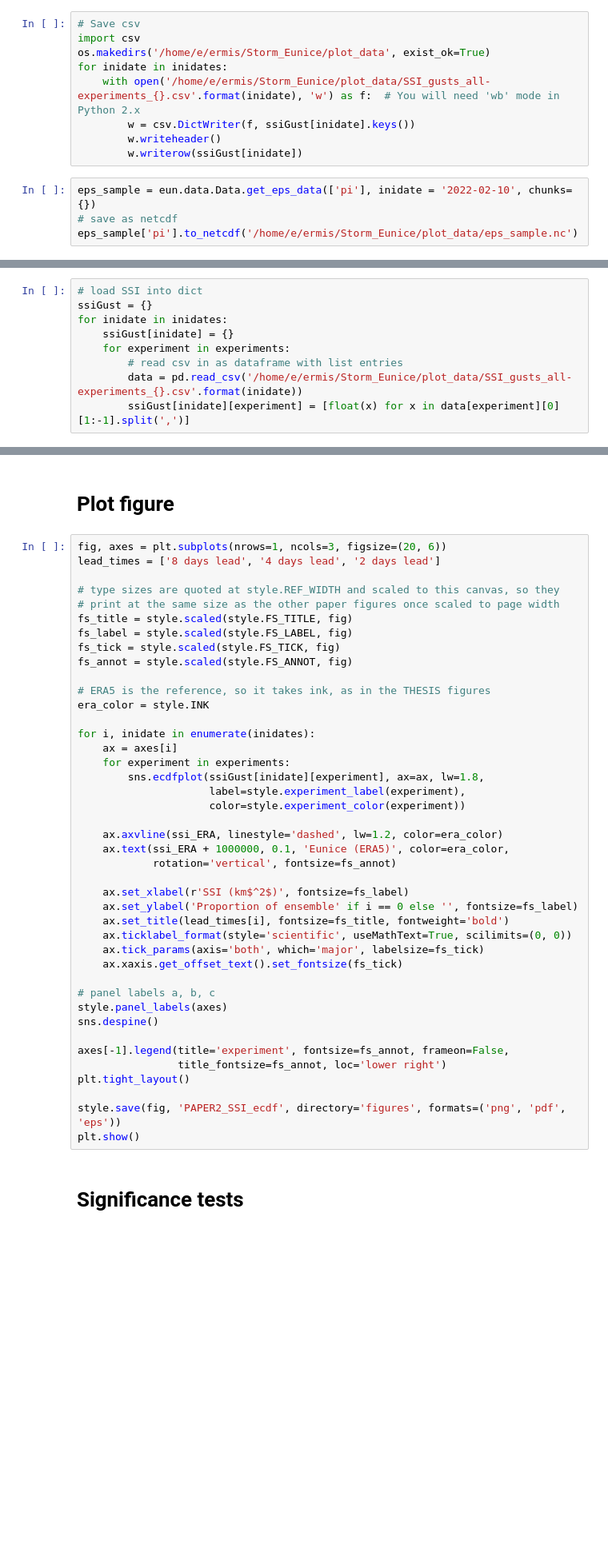
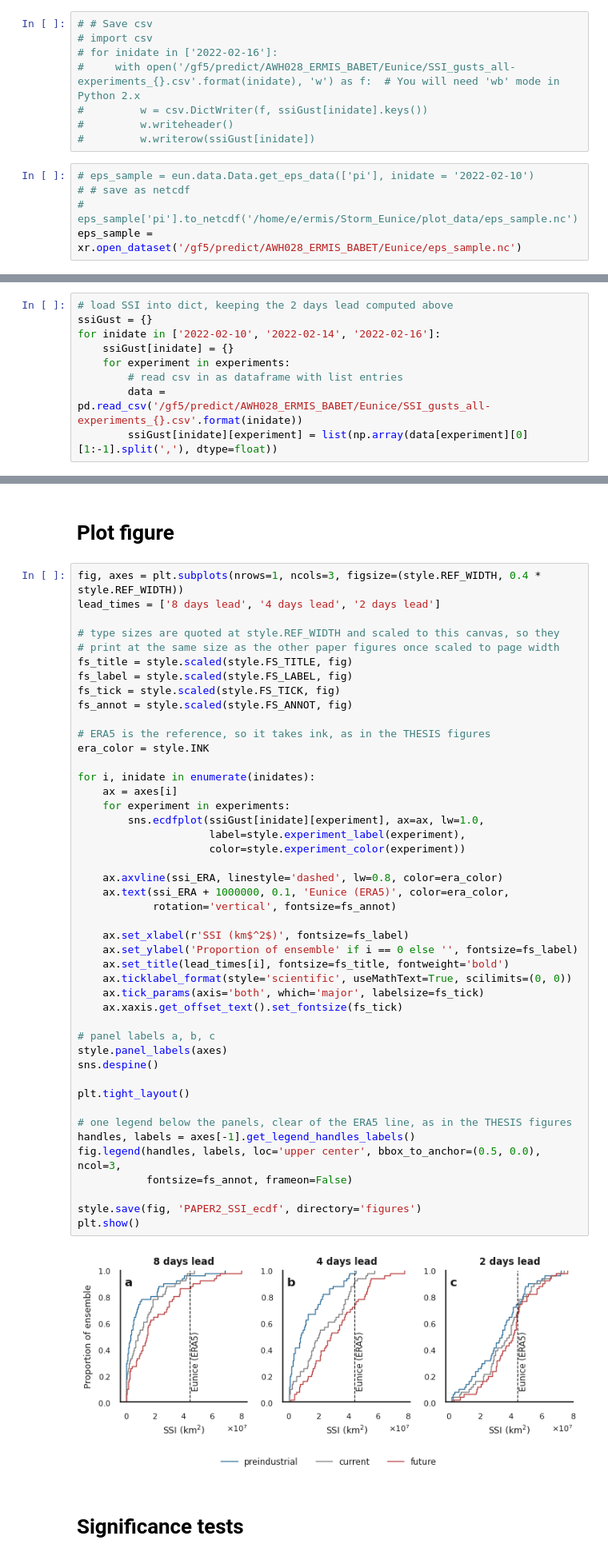
Before and after one commit to shirin-ermis/Storm_Eunice, a Jupyter notebook: notebooks/PAPER2_SSI.ipynb, the cells around one changed output, grey strips where cells are left out. Shown at 80% size. Cells and saved outputs as stored; diff of their text form; blank space fills up the shorter version.

```diff
--- a/notebooks/PAPER2_SSI.ipynb
+++ b/notebooks/PAPER2_SSI.ipynb
@@ -147,15 +157,15 @@ with open('SSI_guts_all-inidates-all-experiments.pkl', 'wb') as f:
 inidates = ['2022-02-10', '2022-02-14', '2022-02-16']
 experiments = ['pi', 'curr', 'incr']
 # %%
-# Save csv
-import csv
-os.makedirs('/home/e/ermis/Storm_Eunice/plot_data', exist_ok=True)
-for inidate in inidates:
-    with open('/home/e/ermis/Storm_Eunice/plot_data/SSI_gusts_all-experiments_{}.csv'.format(inidate), 'w') as f:  # You will need 'wb' mode in Python 2.x
-        w = csv.DictWriter(f, ssiGust[inidate].keys())
-        w.writeheader()
-        w.writerow(ssiGust[inidate])
+# # Save csv
+# import csv
+# for inidate in ['2022-02-16']:
+#     with open('/gf5/predict/AWH028_ERMIS_BABET/Eunice/SSI_gusts_all-experiments_{}.csv'.format(inidate), 'w') as f:  # You will need 'wb' mode in Python 2.x
+#         w = csv.DictWriter(f, ssiGust[inidate].keys())
+#         w.writeheader()
+#         w.writerow(ssiGust[inidate])
 # %%
-eps_sample = eun.data.Data.get_eps_data(['pi'], inidate = '2022-02-10', chunks={})
-# save as netcdf
-eps_sample['pi'].to_netcdf('/home/e/ermis/Storm_Eunice/plot_data/eps_sample.nc')
+# eps_sample = eun.data.Data.get_eps_data(['pi'], inidate = '2022-02-10')
+# # save as netcdf
+# eps_sample['pi'].to_netcdf('/home/e/ermis/Storm_Eunice/plot_data/eps_sample.nc')
+eps_sample = xr.open_dataset('/gf5/predict/AWH028_ERMIS_BABET/Eunice/eps_sample.nc')
@@ -165,9 +172,9 @@ eps_sample['pi'].to_netcdf('/home/e/ermis/Storm_Eunice/plot_data/eps_sample.nc')
 # %%
-# load SSI into dict
+# load SSI into dict, keeping the 2 days lead computed above
 ssiGust = {}
-for inidate in inidates:
+for inidate in ['2022-02-10', '2022-02-14', '2022-02-16']:
     ssiGust[inidate] = {}
     for experiment in experiments:
         # read csv in as dataframe with list entries
-        data = pd.read_csv('/home/e/ermis/Storm_Eunice/plot_data/SSI_gusts_all-experiments_{}.csv'.format(inidate))
-        ssiGust[inidate][experiment] = [float(x) for x in data[experiment][0][1:-1].split(',')]
+        data = pd.read_csv('/gf5/predict/AWH028_ERMIS_BABET/Eunice/SSI_gusts_all-experiments_{}.csv'.format(inidate))
+        ssiGust[inidate][experiment] = list(np.array(data[experiment][0][1:-1].split(','), dtype=float))
@@ -219,7 +197,7 @@ ssi_ERA
 # %% [markdown]
 # Plot figure
 # %%
-fig, axes = plt.subplots(nrows=1, ncols=3, figsize=(20, 6))
+fig, axes = plt.subplots(nrows=1, ncols=3, figsize=(style.REF_WIDTH, 0.4 * style.REF_WIDTH))
 lead_times = ['8 days lead', '4 days lead', '2 days lead']
 
 # type sizes are quoted at style.REF_WIDTH and scaled to this canvas, so they
@@ -228,38 +206,43 @@ fs_title = style.scaled(style.FS_TITLE, fig)
 fs_label = style.scaled(style.FS_LABEL, fig)
 fs_tick = style.scaled(style.FS_TICK, fig)
 fs_annot = style.scaled(style.FS_ANNOT, fig)
 
 # ERA5 is the reference, so it takes ink, as in the THESIS figures
 era_color = style.INK
 
 for i, inidate in enumerate(inidates):
     ax = axes[i]
     for experiment in experiments:
-        sns.ecdfplot(ssiGust[inidate][experiment], ax=ax, lw=1.8,
+        sns.ecdfplot(ssiGust[inidate][experiment], ax=ax, lw=1.0,
                      label=style.experiment_label(experiment),
                      color=style.experiment_color(experiment))
 
-    ax.axvline(ssi_ERA, linestyle='dashed', lw=1.2, color=era_color)
+    ax.axvline(ssi_ERA, linestyle='dashed', lw=0.8, color=era_color)
     ax.text(ssi_ERA + 1000000, 0.1, 'Eunice (ERA5)', color=era_color,
             rotation='vertical', fontsize=fs_annot)
 
     ax.set_xlabel(r'SSI (km$^2$)', fontsize=fs_label)
     ax.set_ylabel('Proportion of ensemble' if i == 0 else '', fontsize=fs_label)
     ax.set_title(lead_times[i], fontsize=fs_title, fontweight='bold')
     ax.ticklabel_format(style='scientific', useMathText=True, scilimits=(0, 0))
     ax.tick_params(axis='both', which='major', labelsize=fs_tick)
     ax.xaxis.get_offset_text().set_fontsize(fs_tick)
 
 # panel labels a, b, c
 style.panel_labels(axes)
 sns.despine()
 
-axes[-1].legend(title='experiment', fontsize=fs_annot, frameon=False,
-                title_fontsize=fs_annot, loc='lower right')
 plt.tight_layout()
 
-style.save(fig, 'PAPER2_SSI_ecdf', directory='figures', formats=('png', 'pdf', 'eps'))
+# one legend below the panels, clear of the ERA5 line, as in the THESIS figures
+handles, labels = axes[-1].get_legend_handles_labels()
+fig.legend(handles, labels, loc='upper center', bbox_to_anchor=(0.5, 0.0), ncol=3,
+           fontsize=fs_annot, frameon=False)
+
+style.save(fig, 'PAPER2_SSI_ecdf', directory='figures')
 plt.show()
+# %% [output]
+[figure, added]
 # %% [markdown]
 # Significance tests
 # %%
```
Also changed, not shown: parts of 12 cells of this notebook.
